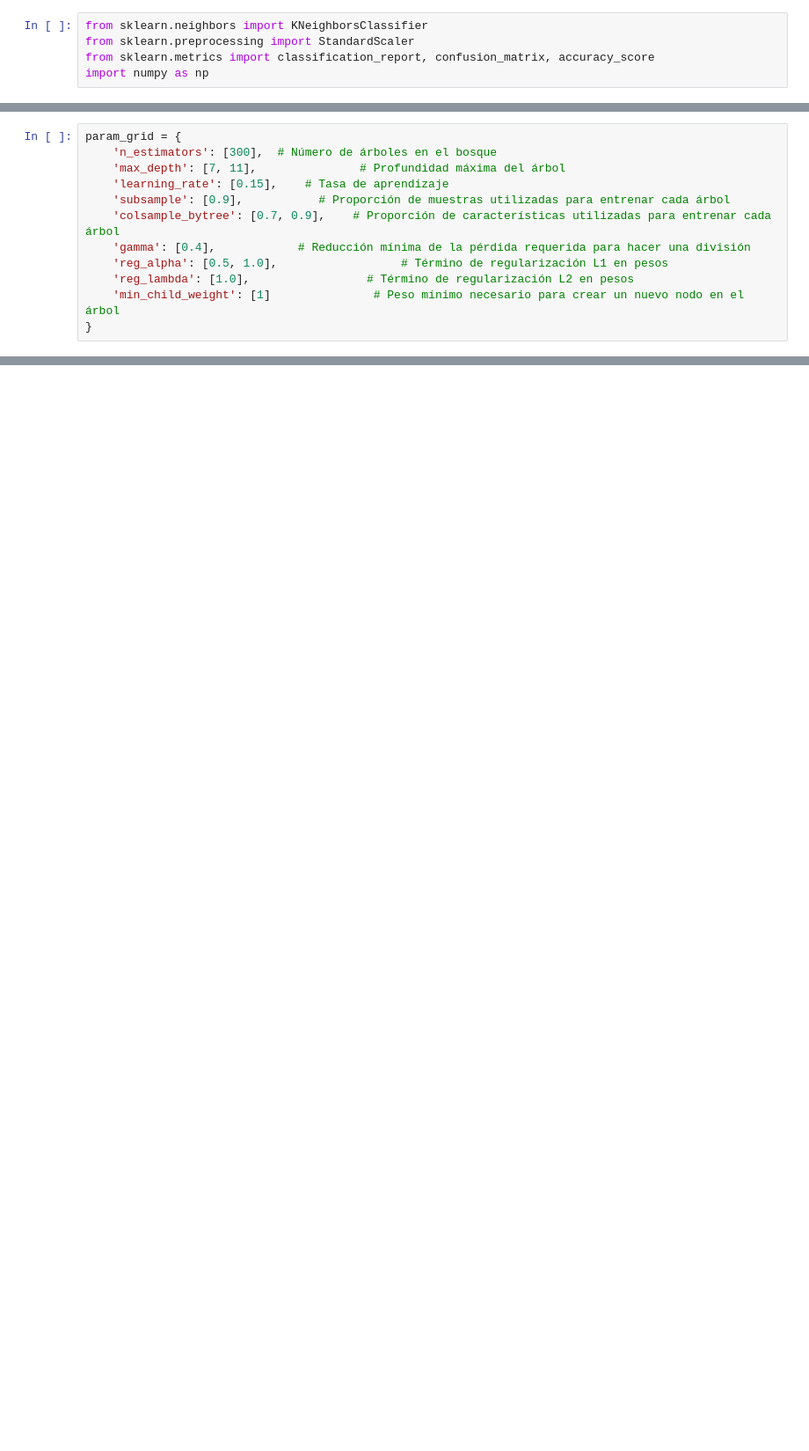
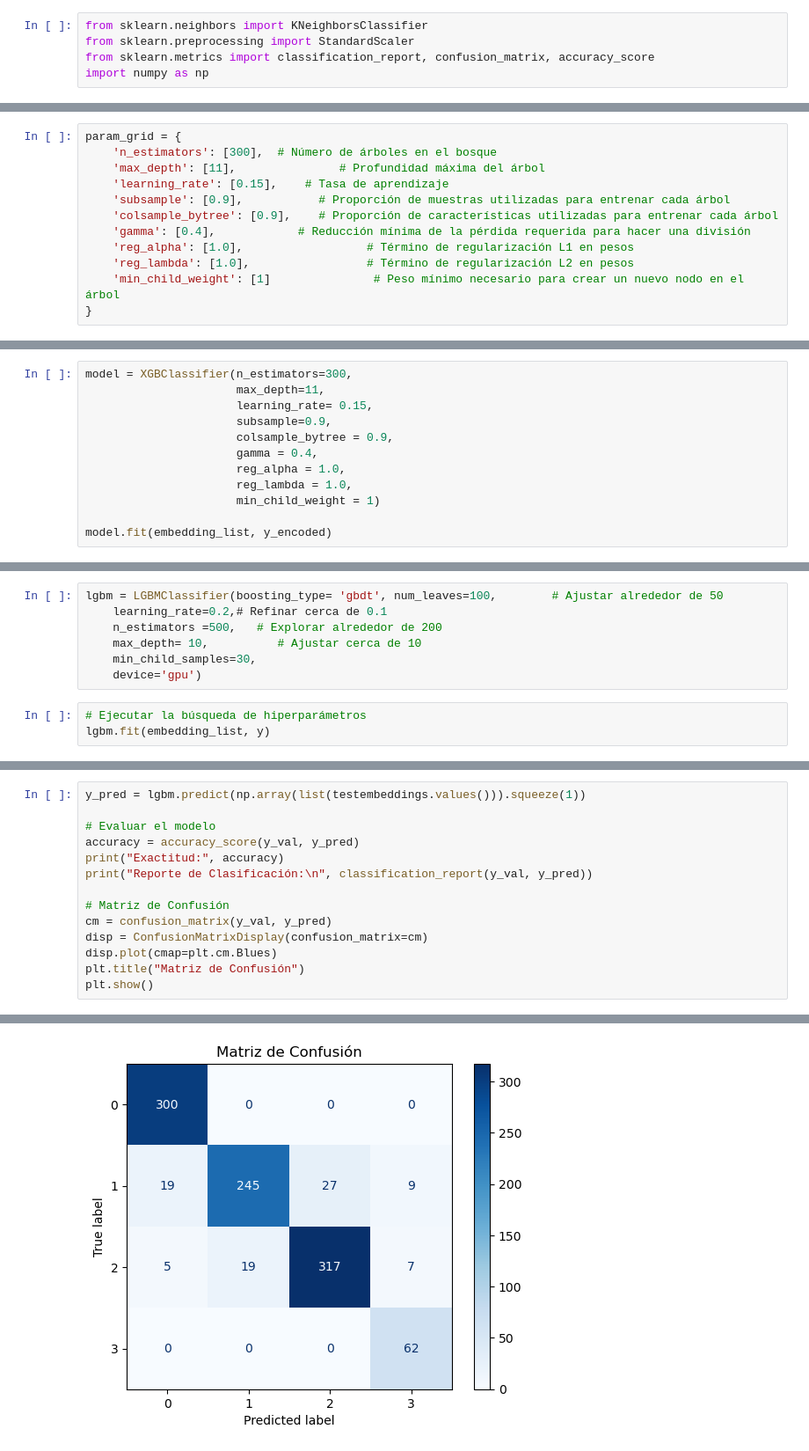
Before and after one commit to DanielAbadF/Thesis, a Jupyter notebook: dinosvm4classes.ipynb, the cells around one changed output, grey strips where cells are left out. Shown: that part at 88% size. Saved outputs shown, nothing was run; the diff lists cells and outputs as text; blank space fills up the shorter version.

```diff
--- a/dinosvm4classes.ipynb
+++ b/dinosvm4classes.ipynb
@@ -207,12 +286,12 @@ print("Classification Report:\n", classification_report(y_val_encoded, y_pred))
 # %%
 param_grid = {
     'n_estimators': [300],  # Número de árboles en el bosque
-    'max_depth': [7, 11],               # Profundidad máxima del árbol
+    'max_depth': [11],               # Profundidad máxima del árbol
     'learning_rate': [0.15],    # Tasa de aprendizaje
     'subsample': [0.9],           # Proporción de muestras utilizadas para entrenar cada árbol
-    'colsample_bytree': [0.7, 0.9],    # Proporción de características utilizadas para entrenar cada árbol
+    'colsample_bytree': [0.9],    # Proporción de características utilizadas para entrenar cada árbol
     'gamma': [0.4],            # Reducción mínima de la pérdida requerida para hacer una división
-    'reg_alpha': [0.5, 1.0],                  # Término de regularización L1 en pesos
+    'reg_alpha': [1.0],                  # Término de regularización L1 en pesos
     'reg_lambda': [1.0],                 # Término de regularización L2 en pesos
     'min_child_weight': [1]               # Peso mínimo necesario para crear un nuevo nodo en el árbol
 }
@@ -230,0 +335,12 @@ grid_search_xgb.fit(embedding_list, y_encoded)
+# %%
+model = XGBClassifier(n_estimators=300,
+                      max_depth=11,
+                      learning_rate= 0.15,
+                      subsample=0.9,
+                      colsample_bytree = 0.9,
+                      gamma = 0.4,
+                      reg_alpha = 1.0,
+                      reg_lambda = 1.0,
+                      min_child_weight = 1)
+
+model.fit(embedding_list, y_encoded)
@@ -238,0 +390,10 @@ print("Classification Report en datos de validación:\n", classification_report(
+# %%
+lgbm = LGBMClassifier(boosting_type= 'gbdt', num_leaves=100,        # Ajustar alrededor de 50
+    learning_rate=0.2,# Refinar cerca de 0.1
+    n_estimators =500,   # Explorar alrededor de 200
+    max_depth= 10,          # Ajustar cerca de 10
+    min_child_samples=30,
+    device='gpu')
+# %%
+# Ejecutar la búsqueda de hiperparámetros
+lgbm.fit(embedding_list, y)
@@ -238,0 +435,15 @@ print("Classification Report en datos de validación:\n", classification_report(
+# %%
+y_pred = lgbm.predict(np.array(list(testembeddings.values())).squeeze(1))
+
+# Evaluar el modelo
+accuracy = accuracy_score(y_val, y_pred)
+print("Exactitud:", accuracy)
+print("Reporte de Clasificación:\n", classification_report(y_val, y_pred))
+
+# Matriz de Confusión
+cm = confusion_matrix(y_val, y_pred)
+disp = ConfusionMatrixDisplay(confusion_matrix=cm)
+disp.plot(cmap=plt.cm.Blues)
+plt.title("Matriz de Confusión")
+plt.show()
+# %% [output]
@@ -238,0 +462 @@ print("Classification Report en datos de validación:\n", classification_report(
+[figure, added]
```
Also changed, not shown: parts of 33 cells of this notebook, 2 other files.
